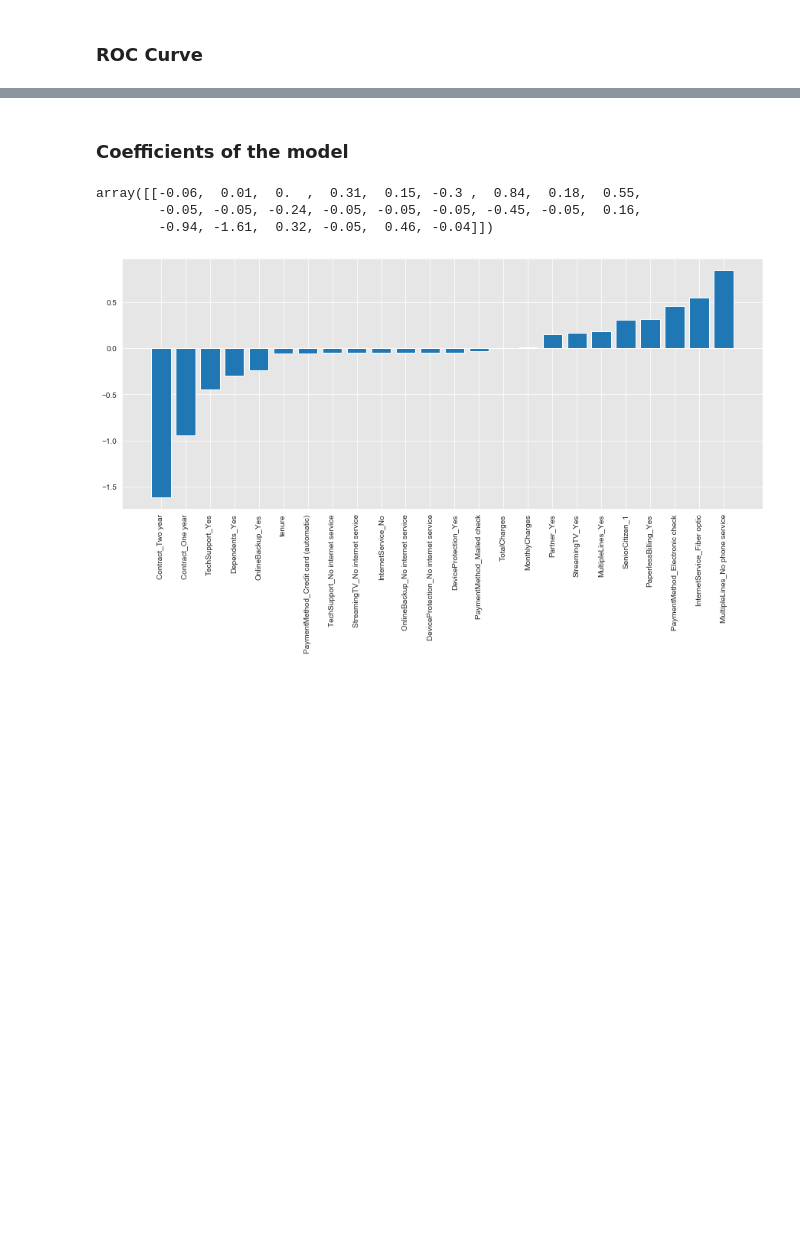
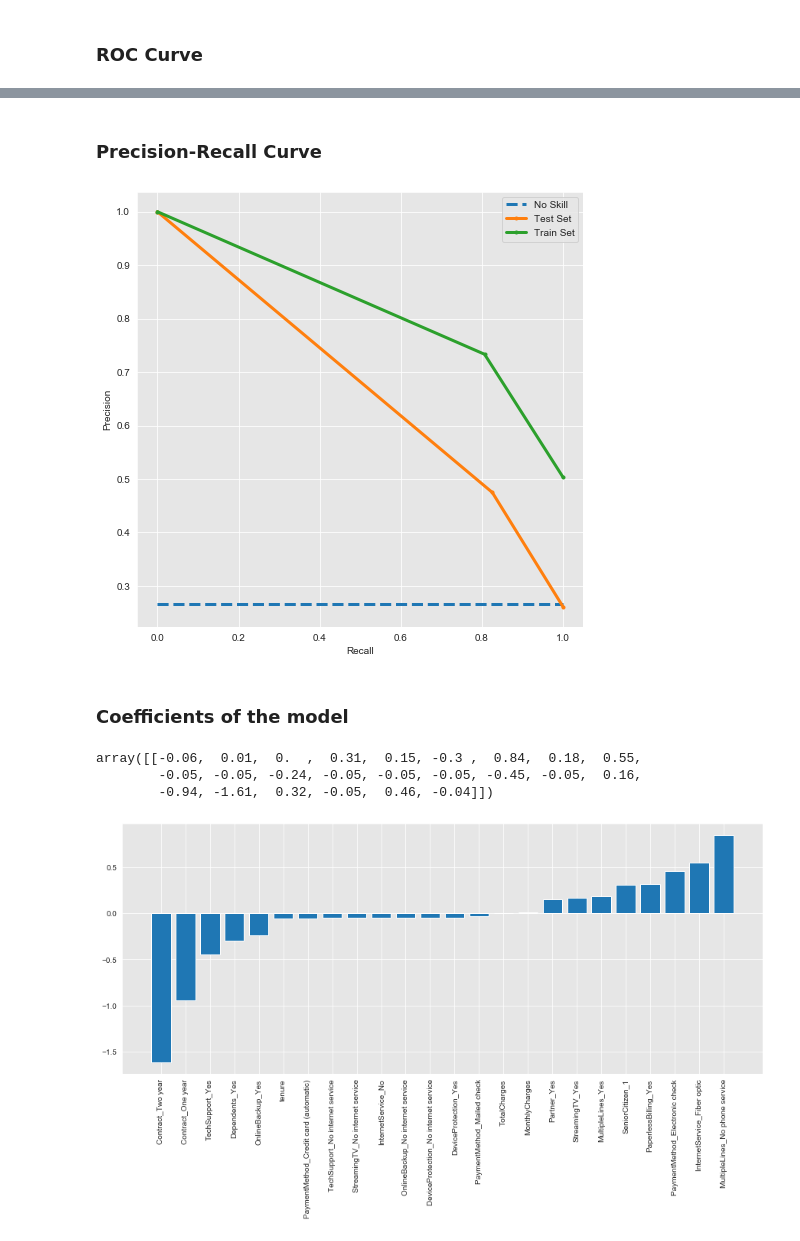
Before and after one commit to mattblasa/Customer-Churn-Prediction-Project, a Jupyter notebook: 2- Customer Churn Modelling Notebook.ipynb, the cells around one changed output, grey strips where cells are left out. Cells and saved outputs as stored; diff of their text form; code cells hidden in the pictures; blank space fills up the shorter version.

```diff
--- a/2- Customer Churn Modelling Notebook.ipynb
+++ b/2- Customer Churn Modelling Notebook.ipynb
@@ -324,3 +343,9 @@ Testing AUC: 0.83049
+# %% [markdown]
+### Precision-Recall Curve
+# %%
+plot_pr_rc_curve(y_test, y_pred_test, y_train_ada, y_pred_train)
+# %% [output]
+[figure, added]
 # %% [markdown]
 ### Coefficients of the model
 # %%
```
Also changed, not shown: parts of 62 cells of this notebook, 1 other file.
